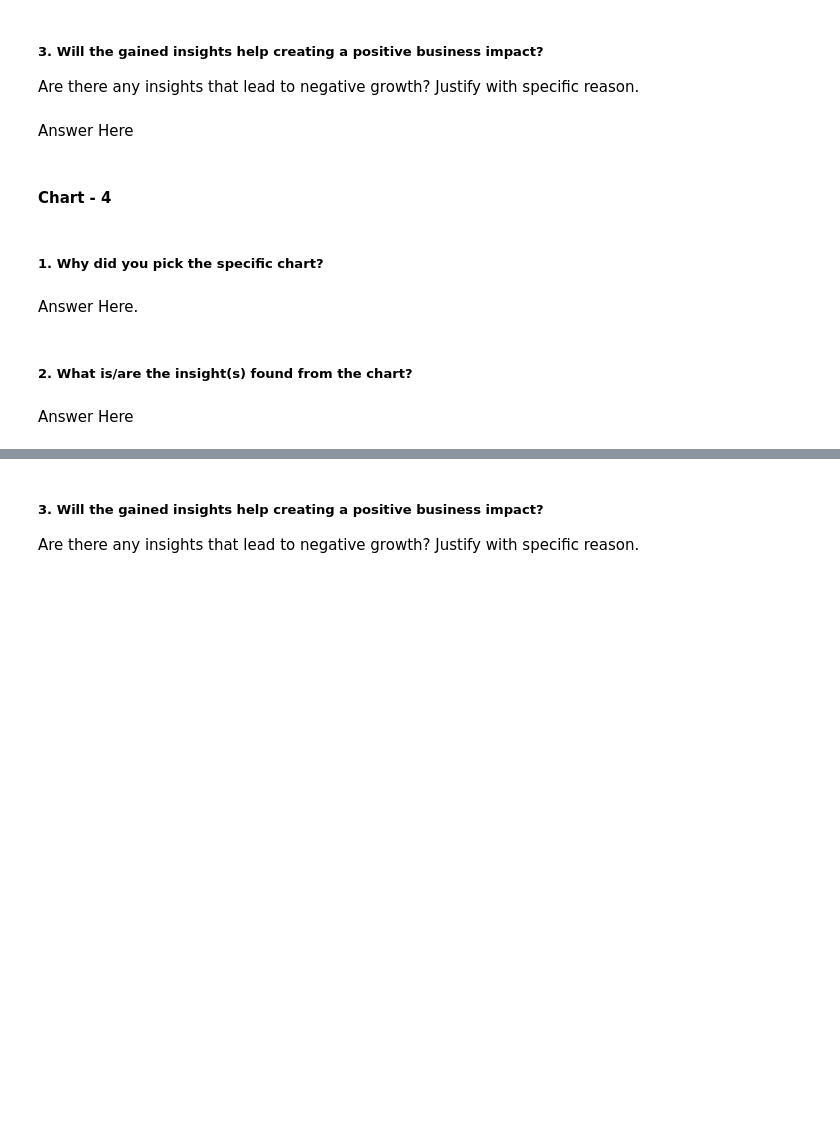
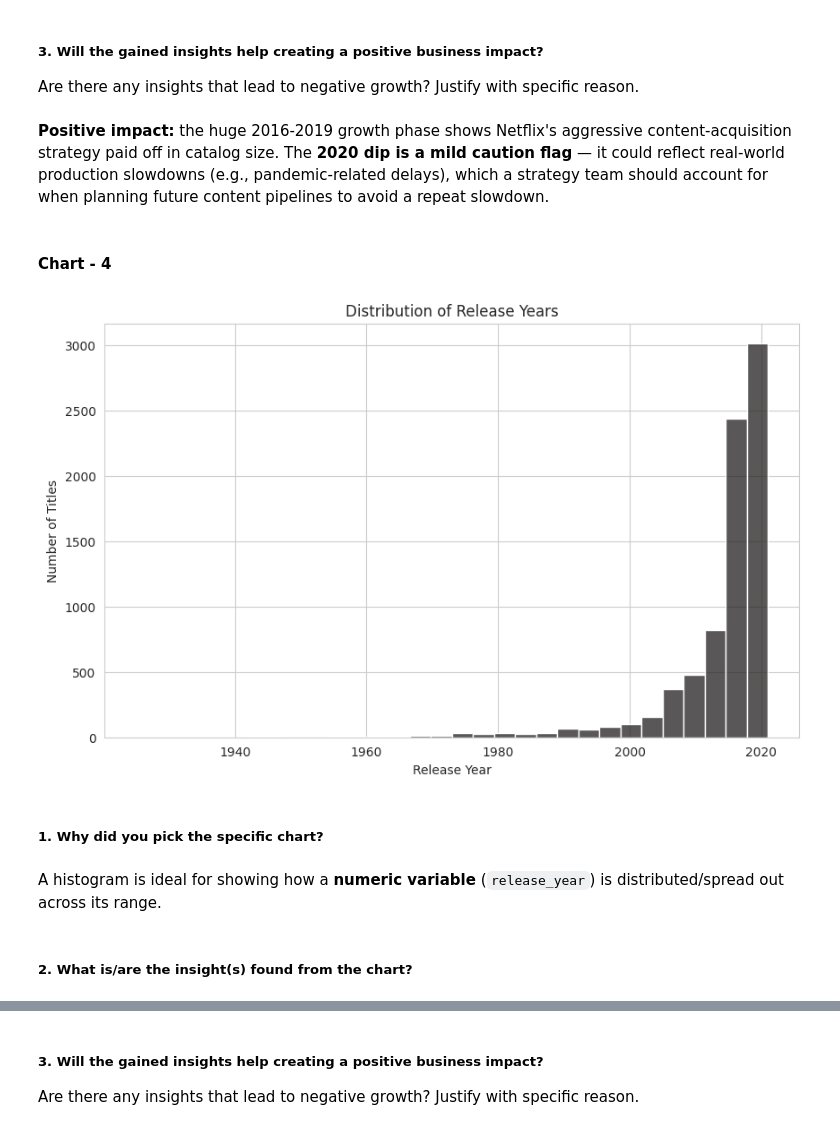
Before and after one commit to krishnajaindev/netflix-analysis, a Jupyter notebook: Netflix Analysis.ipynb, the cells around one changed output, grey strips where cells are left out. Saved outputs shown, nothing was run; the diff lists cells and outputs as text; code cells hidden in the pictures; blank space fills up the shorter version.

```diff
--- a/Netflix Analysis.ipynb
+++ b/Netflix Analysis.ipynb
@@ -363,7 +408,7 @@ Answer Here
 # %% [markdown]
 ##### 3. Will the gained insights help creating a positive business impact?
 Are there any insights that lead to negative growth? Justify with specific reason.
-# %% [markdown]
-Answer Here
+# %% [markdown]
+**Positive impact:** the huge 2016-2019 growth phase shows Netflix's aggressive content-acquisition strategy paid off in catalog size. The **2020 dip is a mild caution flag** — it could reflect real-world production slowdowns (e.g., pandemic-related delays), which a strategy team should account for when planning future content pipelines to avoid a repeat slowdown.
 # %% [markdown]
 #### Chart - 4
@@ -372,8 +415,16 @@ Answer Here
+# %%
+# Chart - 4 visualization code
+plt.figure(figsize=(10, 6))
+sns.histplot(netflix['release_year'], bins=30, color='#221f1f')
+plt.title('Distribution of Release Years')
+plt.xlabel('Release Year')
+plt.ylabel('Number of Titles')
+plt.show()
+# %% [output]
+[figure, added]
 # %% [markdown]
 ##### 1. Why did you pick the specific chart?
-# %% [markdown]
-Answer Here.
+# %% [markdown]
+A histogram is ideal for showing how a **numeric variable** (`release_year`) is distributed/spread out across its range.
 # %% [markdown]
 ##### 2. What is/are the insight(s) found from the chart?
-# %% [markdown]
-Answer Here
```
Also changed, not shown: parts of 59 cells of this notebook.
